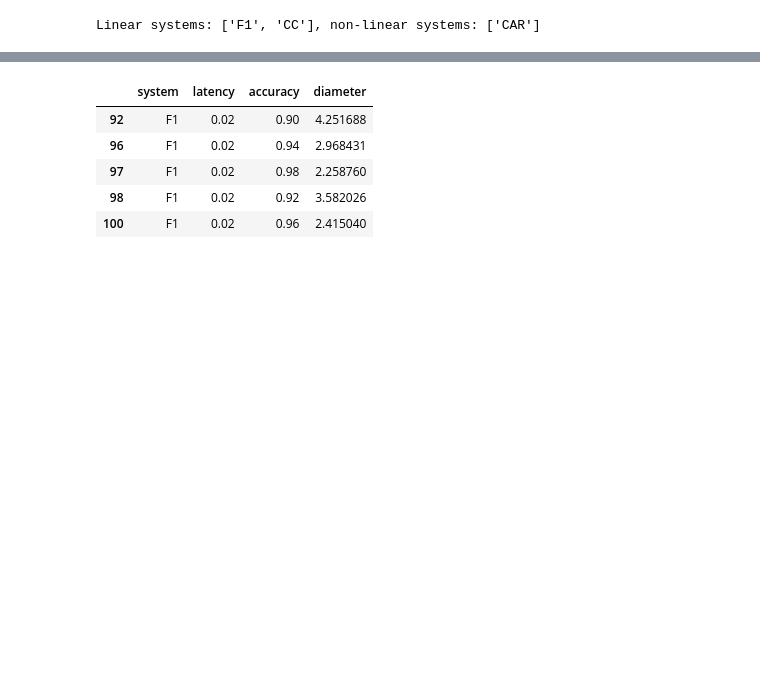
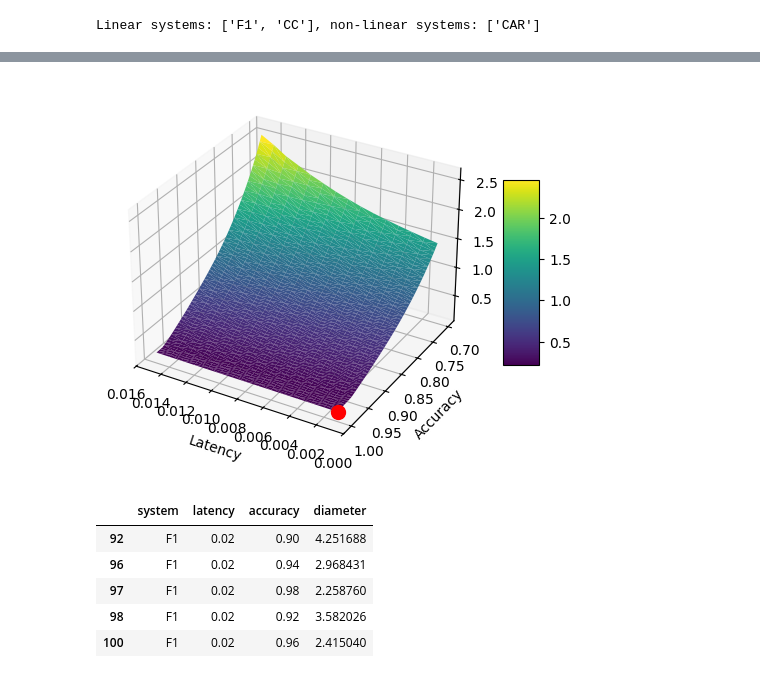
Before and after one commit to shengjiex98/control-guided-nas, a Jupyter notebook: examples/scan.ipynb, the cells around one changed output, grey strips where cells are left out. Drawn from its saved outputs; the diff is of its cells as text; code cells hidden in the pictures; blank space fills up the shorter version.

```diff
--- a/examples/scan.ipynb
+++ b/examples/scan.ipynb
@@ -117,3 +171,8 @@ plot_scan(df, "F1")
+# %%
+plot_scan(df.loc[(df["accuracy"] > 0.7)], "F1")
+# plot_scan(df, "F1")
+# %% [output]
+[figure, added]
 # %%
 df.loc[(df["system"] == "F1") & (df["latency"] == 0.02) & (df["accuracy"] > 0.9)]
 # %% [output]
```
Also changed, not shown: parts of 8 cells of this notebook, 9 other files.
